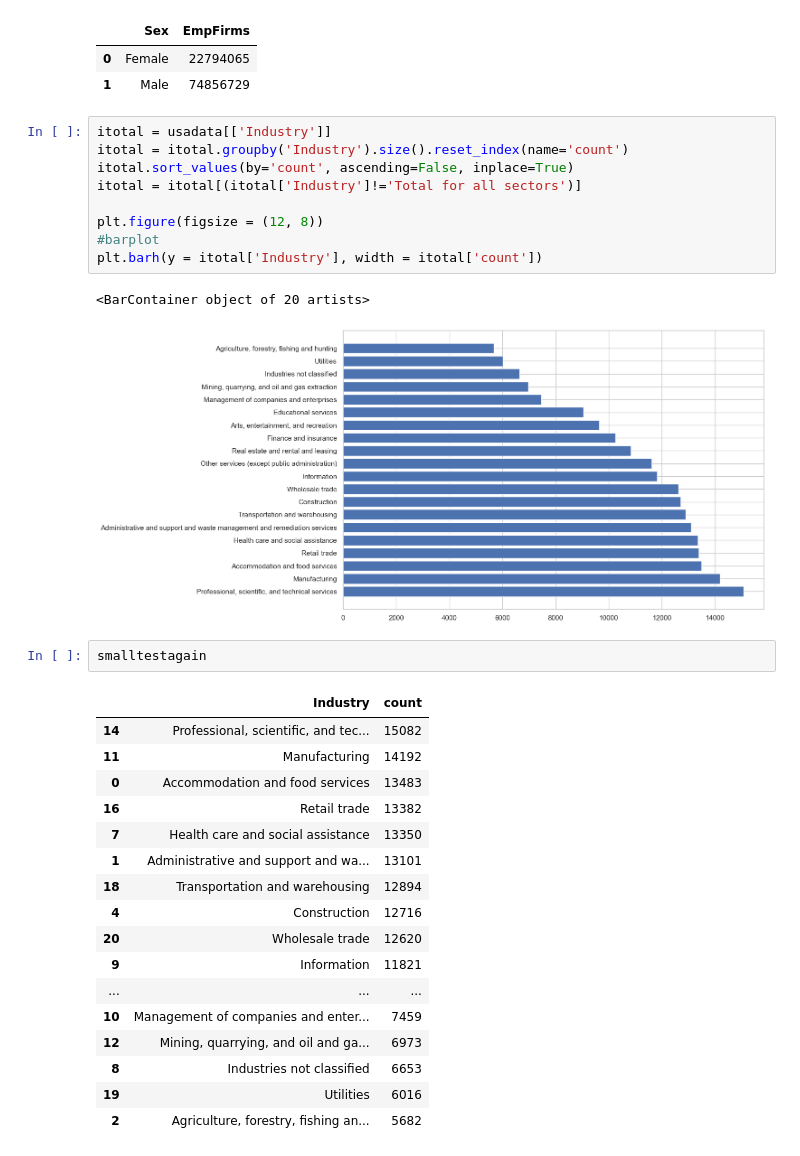
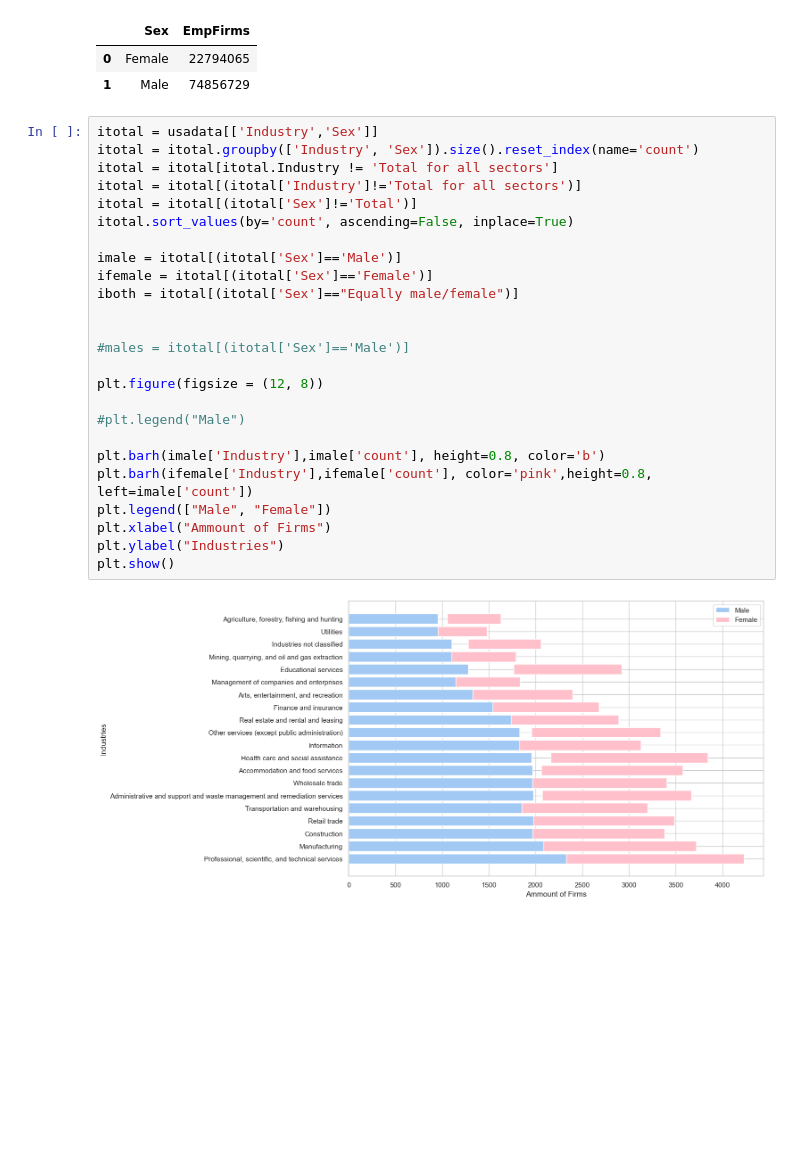
Before and after one commit to DanielnRose/Census_Assesment, a Jupyter notebook: grpupassesment.ipynb, the cells around one changed output. Drawn from its saved outputs; the diff is of its cells as text; blank space fills up the shorter version.

Commit message:
updated graphs again

```diff
--- a/grpupassesment.ipynb
+++ b/grpupassesment.ipynb
@@ -219,35 +234,30 @@ See the caveats in the documentation: https://pandas.pydata.org/pandas-docs/stab
 |  | Sex | EmpFirms |
 | 0 | Female | 22794065 |
 | 1 | Male | 74856729 |
-# %%
-itotal = usadata[['Industry']]
-itotal = itotal.groupby('Industry').size().reset_index(name='count')
-itotal.sort_values(by='count', ascending=False, inplace=True)
-itotal = itotal[(itotal['Industry']!='Total for all sectors')]
-
-plt.figure(figsize = (12, 8))
-#barplot
-plt.barh(y = itotal['Industry'], width = itotal['count'])
-# %% [output]
-<BarContainer object of 20 artists>
-[figure, removed]
-# %%
-smalltestagain
-# %% [output]
-|  | Industry | count |
-| 14 | Professional, scientific, and tec... | 15082 |
-| 11 | Manufacturing | 14192 |
-| 0 | Accommodation and food services | 13483 |
-| 16 | Retail trade | 13382 |
-| 7 | Health care and social assistance | 13350 |
-| 1 | Administrative and support and wa... | 13101 |
-| 18 | Transportation and warehousing | 12894 |
-| 4 | Construction | 12716 |
-| 20 | Wholesale trade | 12620 |
-| 9 | Information | 11821 |
-| ... | ... | ... |
-| 10 | Management of companies and enter... | 7459 |
-| 12 | Mining, quarrying, and oil and ga... | 6973 |
-| 8 | Industries not classified | 6653 |
-| 19 | Utilities | 6016 |
-| 2 | Agriculture, forestry, fishing an... | 5682 |
+# %%
+itotal = usadata[['Industry','Sex']]
+itotal = itotal.groupby(['Industry', 'Sex']).size().reset_index(name='count')
+itotal = itotal[itotal.Industry != 'Total for all sectors']
+itotal = itotal[(itotal['Industry']!='Total for all sectors')]
+itotal = itotal[(itotal['Sex']!='Total')]
+itotal.sort_values(by='count', ascending=False, inplace=True)
+
+imale = itotal[(itotal['Sex']=='Male')]
+ifemale = itotal[(itotal['Sex']=='Female')]
+iboth = itotal[(itotal['Sex']=="Equally male/female")]
+
+
+#males = itotal[(itotal['Sex']=='Male')]
+
+plt.figure(figsize = (12, 8))
+
+#plt.legend("Male")
+
+plt.barh(imale['Industry'],imale['count'], height=0.8, color='b')
+plt.barh(ifemale['Industry'],ifemale['count'], color='pink',height=0.8, left=imale['count'])
+plt.legend(["Male", "Female"])
+plt.xlabel("Ammount of Firms")
+plt.ylabel("Industries")
+plt.show()
+# %% [output]
+[figure, added]
```
Also changed, not shown: parts of 7 cells of this notebook.
